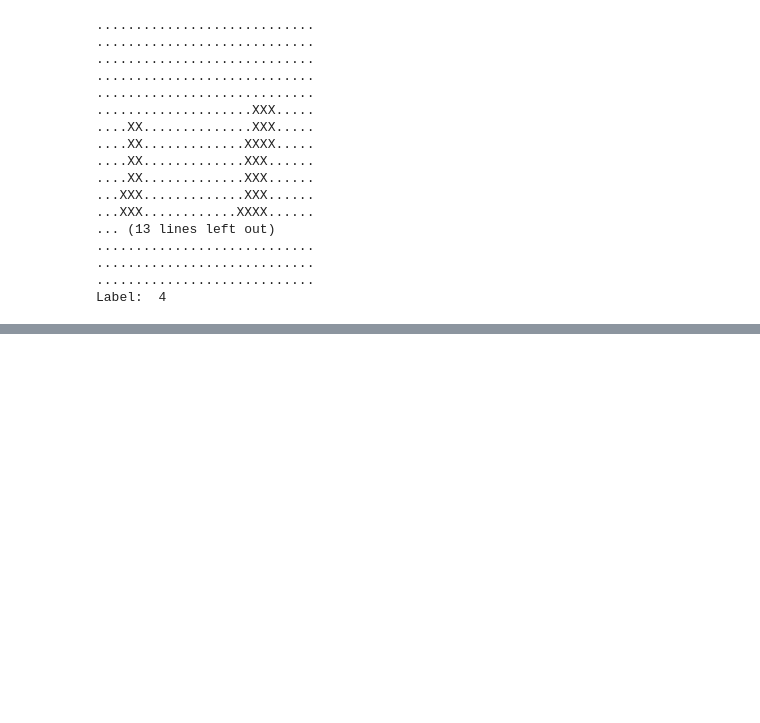
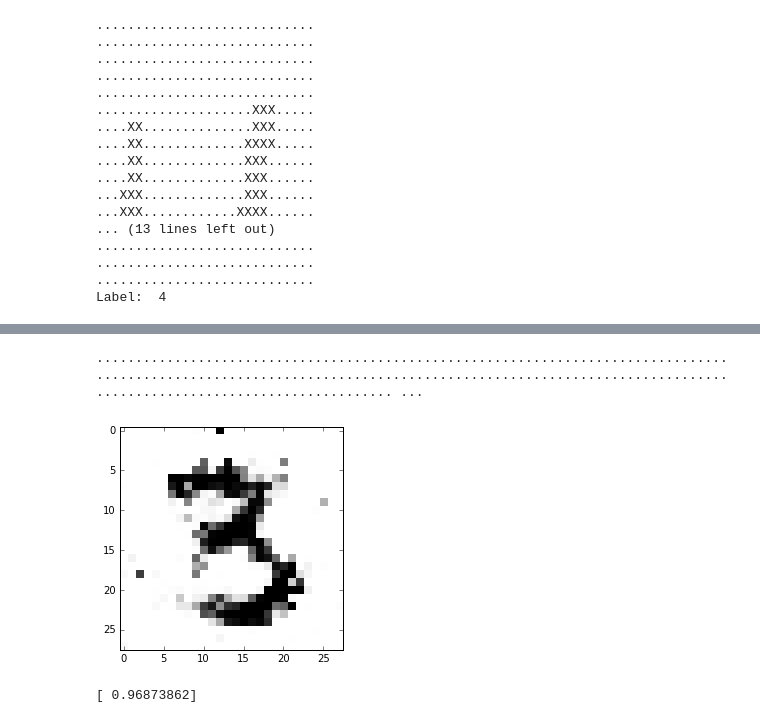
Before and after one commit to arjung128/deep-learning-experiments, a Jupyter notebook: Generative_Adversarial_Network.ipynb, the cells around one changed output, grey strips where cells are left out. Cells and saved outputs as stored; diff of their text form; code cells hidden in the pictures; blank space fills up the shorter version.

```diff
--- a/Generative_Adversarial_Network.ipynb
+++ b/Generative_Adversarial_Network.ipynb
@@ -103,0 +186,19 @@ gan.compile(loss='binary_crossentropy', optimizer=Adam(lr=0.0002, beta_1=0.5))
+# %%
+# Display a sample of the best results
+while True:
+    print(".", end="")
+    noise = np.random.normal(0, 1, size=[1, random_dim])
+    generated_images = generator.predict(noise)
+    arr = discriminator.predict(generated_images)
+
+    if arr[0] > 0.89:
+        break
+
+generated_images = generated_images.reshape(1, 28, 28)
+plt.imshow(generated_images[0], interpolation='nearest', cmap='gray_r')
+plt.show()
+print(arr[0])
+# %% [output]
+........................................................................................................................................................................................................ ...
+[figure, added]
+[ 0.96873862]
```
Also changed, not shown: parts of 2 cells of this notebook.
